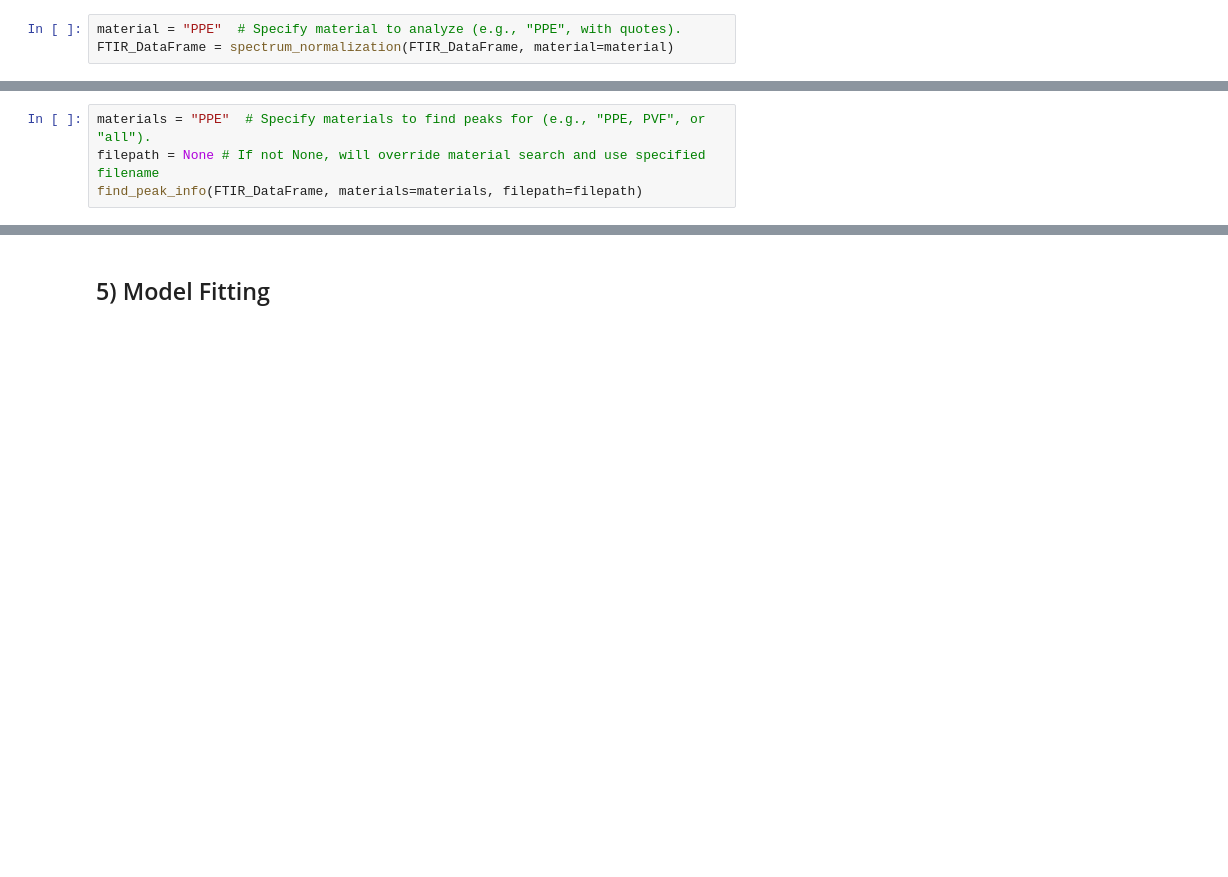
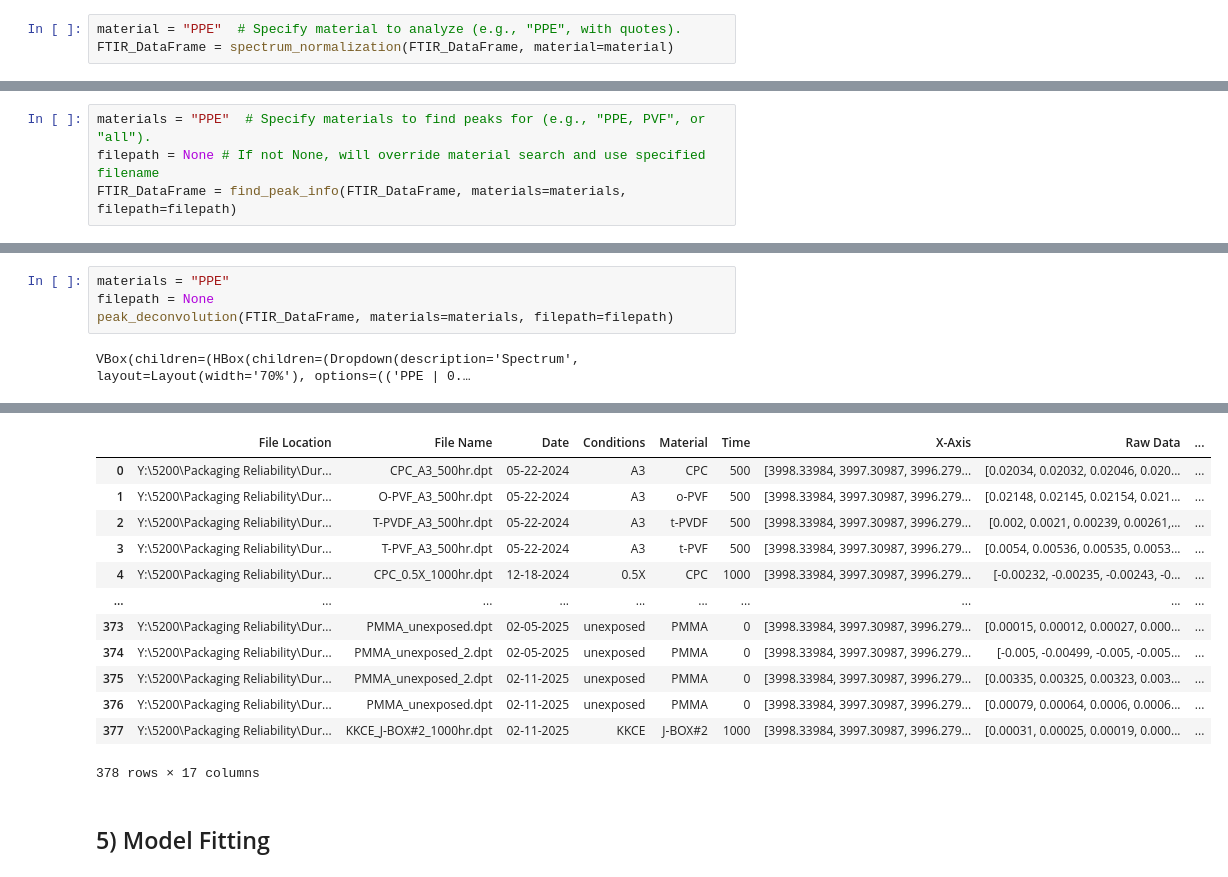
Before and after one commit to Trenton-Wells/FTIR-data-analysis-PV, a Jupyter notebook: Trenton_Project/Main.ipynb, the cells around one changed output, grey strips where cells are left out. Saved outputs shown, nothing was run; the diff lists cells and outputs as text; blank space fills up the shorter version.

Commit message:
Created find_peak_info() and peak_deconvolution(), implemented them into the Notebook.

```diff
--- a/Trenton_Project/Main.ipynb
+++ b/Trenton_Project/Main.ipynb
@@ -303,4 +311,4 @@ FTIR_DataFrame = spectrum_normalization(FTIR_DataFrame, material=material)
 # %%
 materials = "PPE"  # Specify materials to find peaks for (e.g., "PPE, PVF", or "all").
 filepath = None # If not None, will override material search and use specified filename
-find_peak_info(FTIR_DataFrame, materials=materials, filepath=filepath)
+FTIR_DataFrame = find_peak_info(FTIR_DataFrame, materials=materials, filepath=filepath)
@@ -306,0 +322,6 @@ find_peak_info(FTIR_DataFrame, materials=materials, filepath=filepath)
+# %%
+materials = "PPE"
+filepath = None
+peak_deconvolution(FTIR_DataFrame, materials=materials, filepath=filepath)
+# %% [output]
+VBox(children=(HBox(children=(Dropdown(description='Spectrum', layout=Layout(width='70%'), options=(('PPE | 0.…
@@ -307,3 +330,16 @@ find_peak_info(FTIR_DataFrame, materials=materials, filepath=filepath)
+|  | File Location | File Name | Date | Conditions | Material | Time | X-Axis | Raw Data | ... |
+| 0 | Y:\5200\Packaging Reliability\Dur... | CPC_A3_500hr.dpt | 05-22-2024 | A3 | CPC | 500 | [3998.33984, 3997.30987, 3996.279... | [0.02034, 0.02032, 0.02046, 0.020... | ... |
+| 1 | Y:\5200\Packaging Reliability\Dur... | O-PVF_A3_500hr.dpt | 05-22-2024 | A3 | o-PVF | 500 | [3998.33984, 3997.30987, 3996.279... | [0.02148, 0.02145, 0.02154, 0.021... | ... |
+| 2 | Y:\5200\Packaging Reliability\Dur... | T-PVDF_A3_500hr.dpt | 05-22-2024 | A3 | t-PVDF | 500 | [3998.33984, 3997.30987, 3996.279... | [0.002, 0.0021, 0.00239, 0.00261,... | ... |
+| 3 | Y:\5200\Packaging Reliability\Dur... | T-PVF_A3_500hr.dpt | 05-22-2024 | A3 | t-PVF | 500 | [3998.33984, 3997.30987, 3996.279... | [0.0054, 0.00536, 0.00535, 0.0053... | ... |
+| 4 | Y:\5200\Packaging Reliability\Dur... | CPC_0.5X_1000hr.dpt | 12-18-2024 | 0.5X | CPC | 1000 | [3998.33984, 3997.30987, 3996.279... | [-0.00232, -0.00235, -0.00243, -0... | ... |
+| ... | ... | ... | ... | ... | ... | ... | ... | ... | ... |
+| 373 | Y:\5200\Packaging Reliability\Dur... | PMMA_unexposed.dpt | 02-05-2025 | unexposed | PMMA | 0 | [3998.33984, 3997.30987, 3996.279... | [0.00015, 0.00012, 0.00027, 0.000... | ... |
+| 374 | Y:\5200\Packaging Reliability\Dur... | PMMA_unexposed_2.dpt | 02-05-2025 | unexposed | PMMA | 0 | [3998.33984, 3997.30987, 3996.279... | [-0.005, -0.00499, -0.005, -0.005... | ... |
+| 375 | Y:\5200\Packaging Reliability\Dur... | PMMA_unexposed_2.dpt | 02-11-2025 | unexposed | PMMA | 0 | [3998.33984, 3997.30987, 3996.279... | [0.00335, 0.00325, 0.00323, 0.003... | ... |
+| 376 | Y:\5200\Packaging Reliability\Dur... | PMMA_unexposed.dpt | 02-11-2025 | unexposed | PMMA | 0 | [3998.33984, 3997.30987, 3996.279... | [0.00079, 0.00064, 0.0006, 0.0006... | ... |
+| 377 | Y:\5200\Packaging Reliability\Dur... | KKCE_J-BOX#2_1000hr.dpt | 02-11-2025 | KKCE | J-BOX#2 | 1000 | [3998.33984, 3997.30987, 3996.279... | [0.00031, 0.00025, 0.00019, 0.000... | ... |
+378 rows × 17 columns
 # %% [markdown]
 ## 5) Model Fitting
 # %% [markdown]
```
Also changed, not shown: parts of 7 cells of this notebook, 1 other file.
